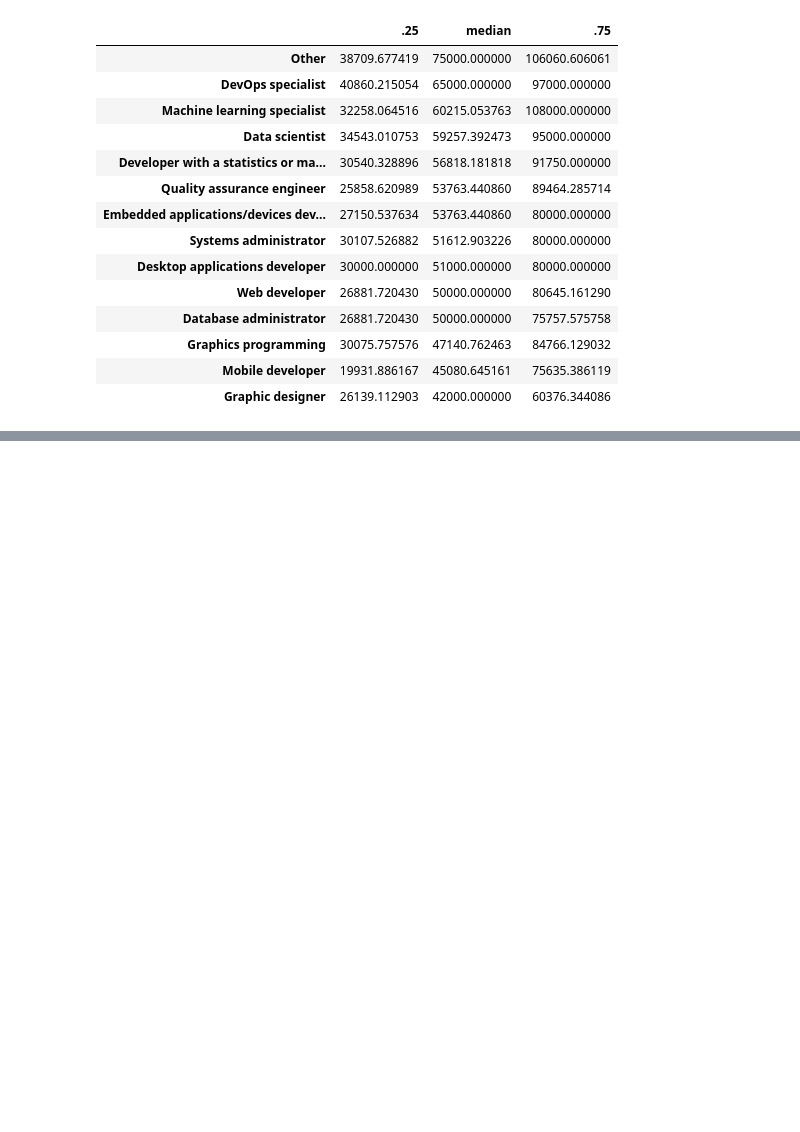
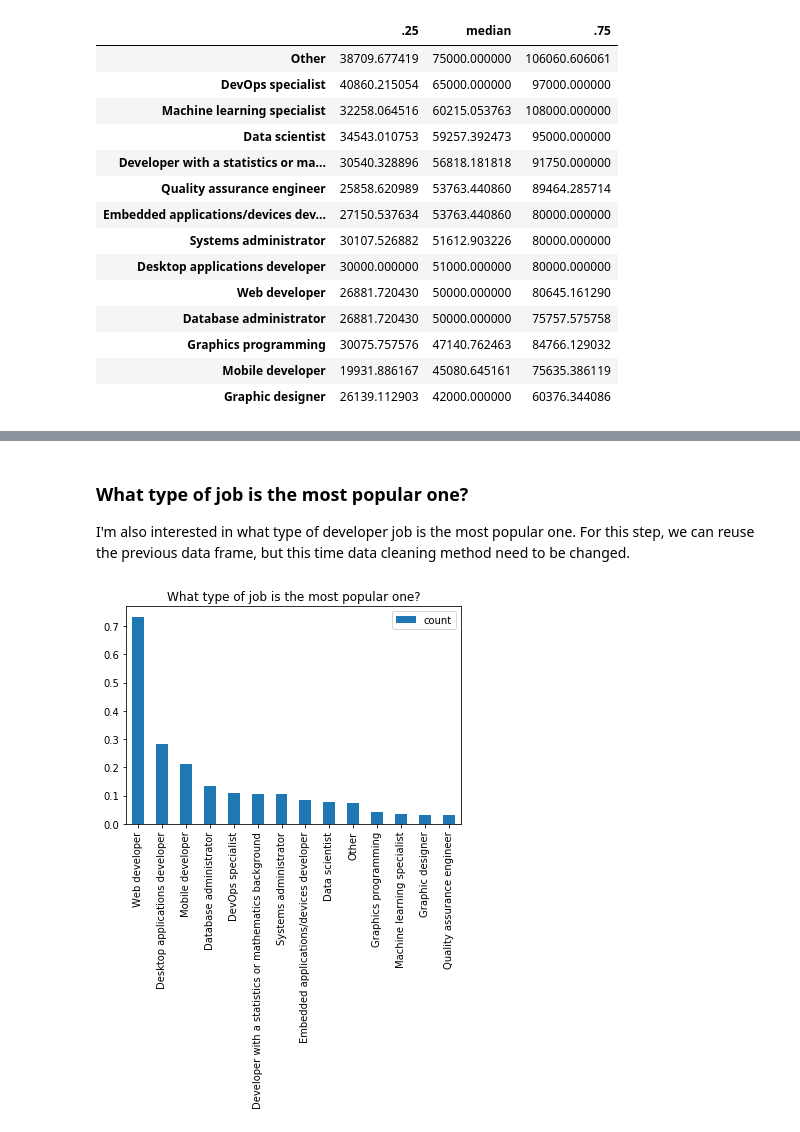
Before and after one commit to yh214/DST2Proj1, a Jupyter notebook: DevTypeAndSalary.ipynb, the cells around one changed output, grey strips where cells are left out. Cells and saved outputs as stored; diff of their text form; code cells hidden in the pictures; blank space fills up the shorter version.

```diff
--- a/DevTypeAndSalary.ipynb
+++ b/DevTypeAndSalary.ipynb
@@ -145,0 +159,25 @@ plt.boxplot(salary_dict.values(), showfliers = False, labels = salary_dict.keys(
+# %% [markdown]
+### What type of job is the most popular one?
+
+I'm also interested in what type of developer job is the most popular one. For this step, we can reuse the previous data frame, but this time data cleaning method need to be changed.
+# %%
+subdf_dnadt = subdf.dropna(subset=['DeveloperType']).reset_index()
+type_dict = to_dict(subdf_dnadt, 'DeveloperType', 'Salary', possible_types)
+
+def converttocount(type_dict):
+    anotherdict = {}
+    for key in type_dict.keys():
+        anotherdict.update({key: len(type_dict[key])})
+    return anotherdict
+
+totalcount = subdf_dnadt.shape[0]
+
+count_dict = converttocount(type_dict)
+type_count = pd.DataFrame(count_dict, index = ['count'])
+type_count = type_count.transpose().sort_values(by = 'count', ascending = False)
+
+
+(type_count/totalcount).plot(kind="bar");
+plt.title("What type of job is the most popular one?");
+# %% [output]
+[figure, added]
```
Also changed, not shown: parts of 5 cells of this notebook, 1 other file.
